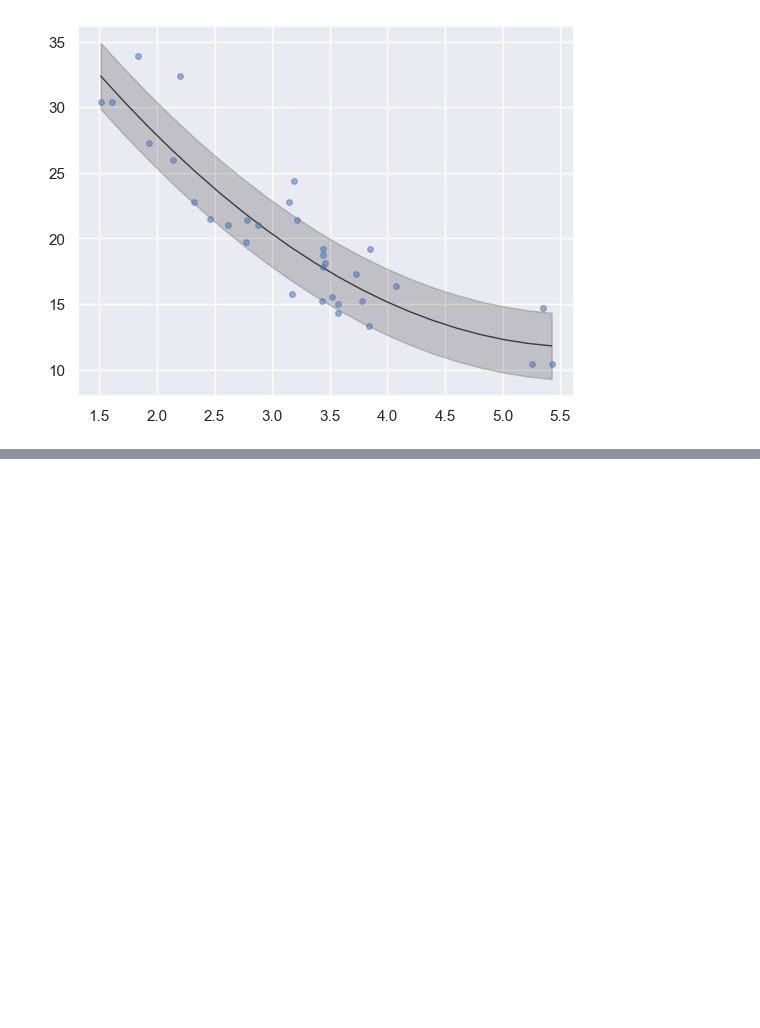
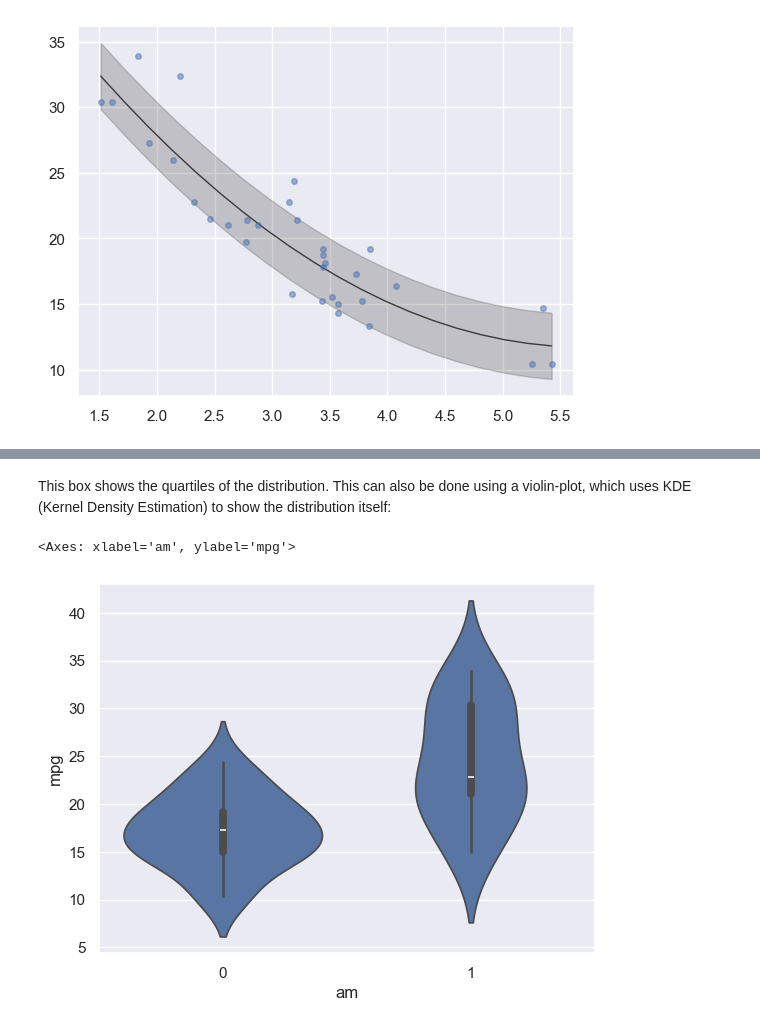
Before and after one commit to crdcamp/lin-reg-application, a Jupyter notebook: references/1_exploratory_data_analysis.ipynb, the cells around one changed output, grey strips where cells are left out. Drawn from its saved outputs; the diff is of its cells as text; code cells hidden in the pictures; blank space fills up the shorter version.

```diff
--- a/references/1_exploratory_data_analysis.ipynb
+++ b/references/1_exploratory_data_analysis.ipynb
@@ -284,0 +301,7 @@ plt.fill_between(xp, yp - sig, yp + sig, color='k', alpha=0.2);
+# %% [markdown]
+This box shows the quartiles of the distribution. This can also be done using a violin-plot, which uses KDE (Kernel Density Estimation) to show the distribution itself:
+# %%
+sns.violinplot(x='am', y='mpg', data=dfcars)
+# %% [output]
+<Axes: xlabel='am', ylabel='mpg'>
+[figure, added]
```
Also changed, not shown: parts of 4 cells of this notebook.
